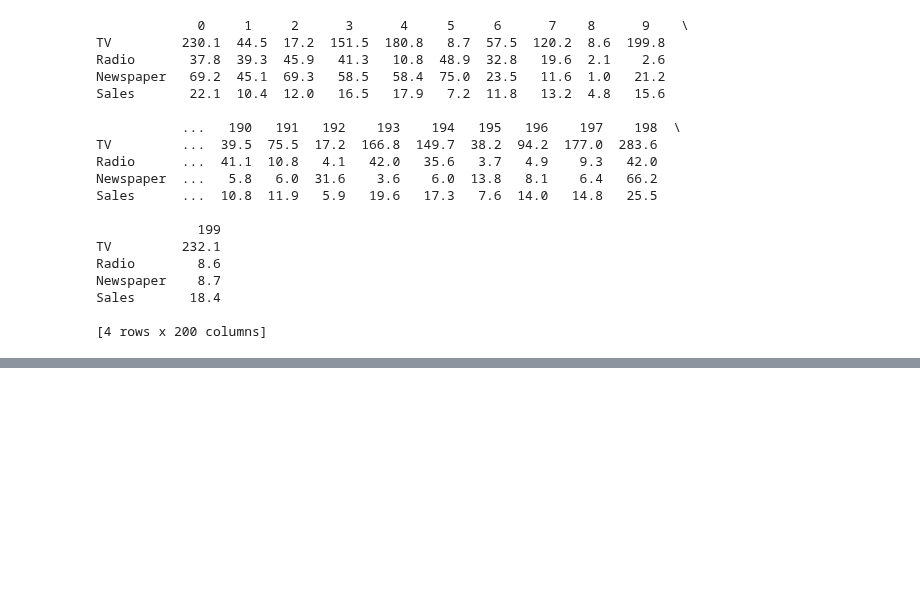
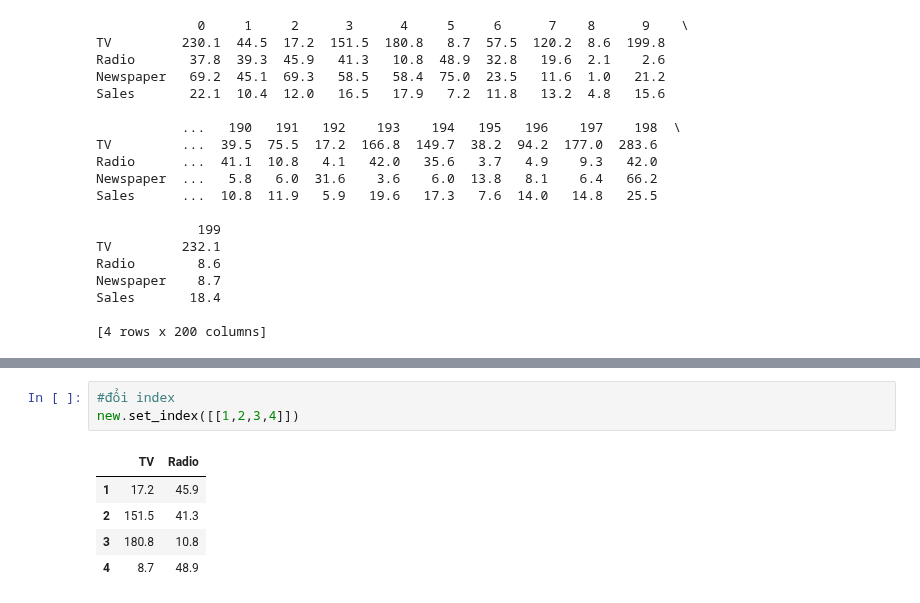
Before and after one commit to Jenniferduong20012004/JennyLearningAI, a Jupyter notebook: DataTabular.ipynb, the cells around one changed output, grey strips where cells are left out. Cells and saved outputs as stored; diff of their text form; blank space fills up the shorter version.

```diff
--- a/DataTabular.ipynb
+++ b/DataTabular.ipynb
@@ -105,0 +168,9 @@ Sales       18.4
+# %%
+#đổi index
+new.set_index([[1,2,3,4]])
+# %% [output]
+|  | TV | Radio |
+| 1 | 17.2 | 45.9 |
+| 2 | 151.5 | 41.3 |
+| 3 | 180.8 | 10.8 |
+| 4 | 8.7 | 48.9 |
```
Also changed, not shown: parts of 7 cells of this notebook.
